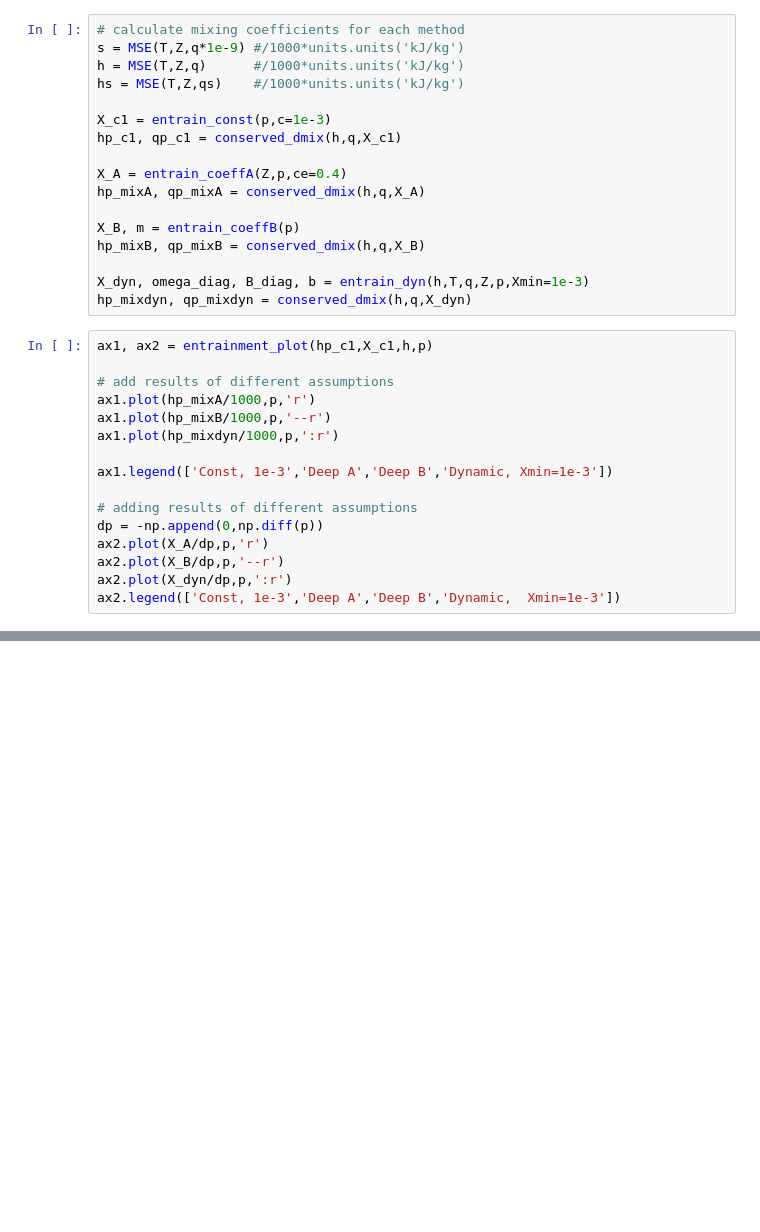
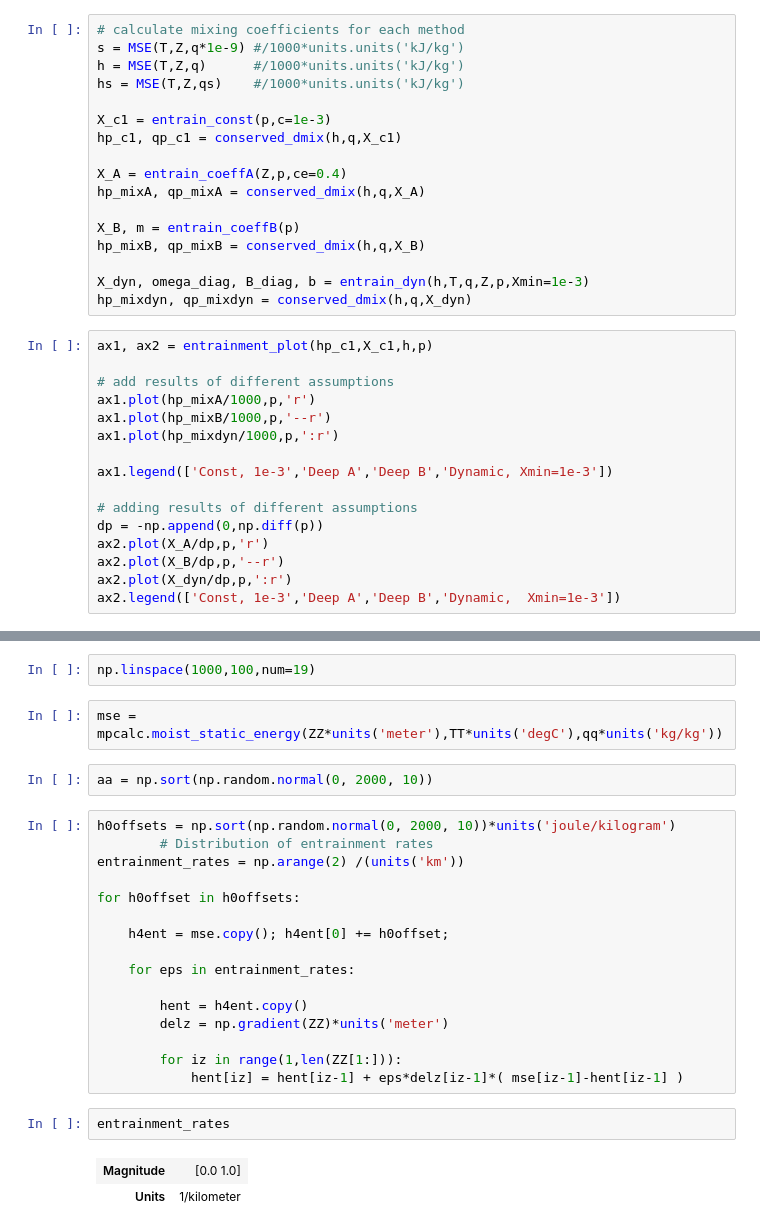
Before and after one commit to weiming9115/Working-Space, a Jupyter notebook: MSEplots_test/MSEplots_sourcecode.ipynb, the cells around one changed output, grey strips where cells are left out. Saved outputs shown, nothing was run; the diff lists cells and outputs as text; blank space fills up the shorter version.

```diff
--- a/MSEplots_test/MSEplots_sourcecode.ipynb
+++ b/MSEplots_test/MSEplots_sourcecode.ipynb
@@ -1142,0 +1292,27 @@ ax2.legend(['Const, 1e-3','Deep A','Deep B','Dynamic,  Xmin=1e-3'])
+# %%
+np.linspace(1000,100,num=19)
+# %%
+mse = mpcalc.moist_static_energy(ZZ*units('meter'),TT*units('degC'),qq*units('kg/kg'))
+# %%
+aa = np.sort(np.random.normal(0, 2000, 10))
+# %%
+h0offsets = np.sort(np.random.normal(0, 2000, 10))*units('joule/kilogram')
+        # Distribution of entrainment rates
+entrainment_rates = np.arange(2) /(units('km'))
+
+for h0offset in h0offsets:
+
+    h4ent = mse.copy(); h4ent[0] += h0offset;
+
+    for eps in entrainment_rates:
+
+        hent = h4ent.copy()
+        delz = np.gradient(ZZ)*units('meter')
+
+        for iz in range(1,len(ZZ[1:])):
+            hent[iz] = hent[iz-1] + eps*delz[iz-1]*( mse[iz-1]-hent[iz-1] )
+# %%
+entrainment_rates
+# %% [output]
+| Magnitude | [0.0 1.0] |
+| Units | 1/kilometer |
```
Also changed, not shown: parts of 14 cells of this notebook, 2 other files.
